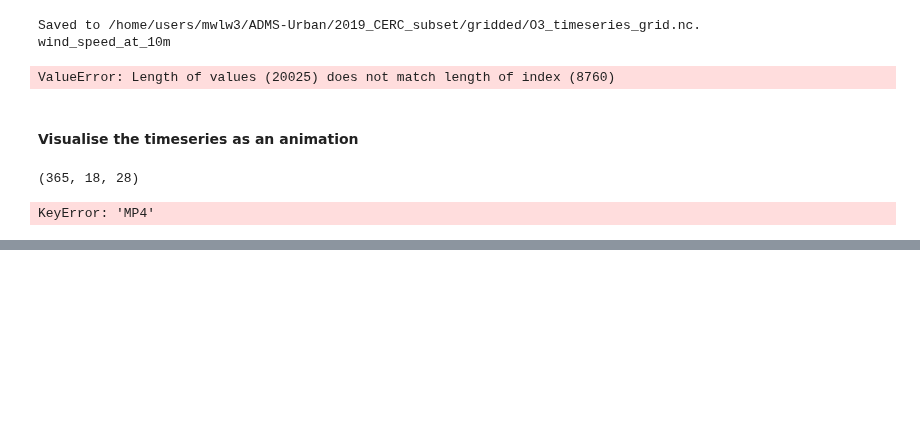
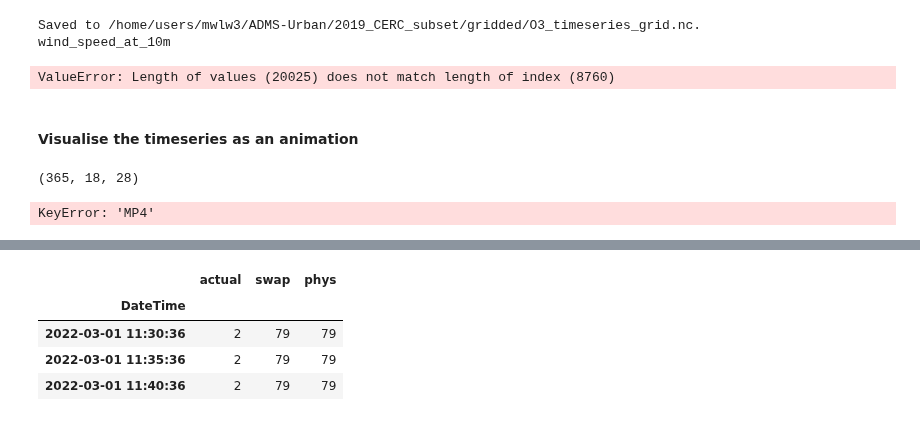
Before and after one commit to michellewl/AQmortality, a Jupyter notebook: Visualise_ADMS-Urban_outputs.ipynb, the cells around one changed output, grey strips where cells are left out. Saved outputs shown, nothing was run; the diff lists cells and outputs as text; code cells hidden in the pictures; blank space fills up the shorter version.

```diff
--- a/Visualise_ADMS-Urban_outputs.ipynb
+++ b/Visualise_ADMS-Urban_outputs.ipynb
@@ -418,0 +439,12 @@ KeyError: 'MP4'
+# %%
+filename = [filename for filename in listdir(folder) if "memory" in filename][0]
+filepath = path.join(folder, filename)
+ram_df = pd.read_csv(filepath, index_col=0)
+ram_df.index = pd.to_datetime(ram_df.index)
+ram_df.head(3)
+# %% [output]
+|  | actual | swap | phys |
+| DateTime |  |  |  |
+| 2022-03-01 11:30:36 | 2 | 79 | 79 |
+| 2022-03-01 11:35:36 | 2 | 79 | 79 |
+| 2022-03-01 11:40:36 | 2 | 79 | 79 |
```
Also changed, not shown: parts of 7 cells of this notebook.
